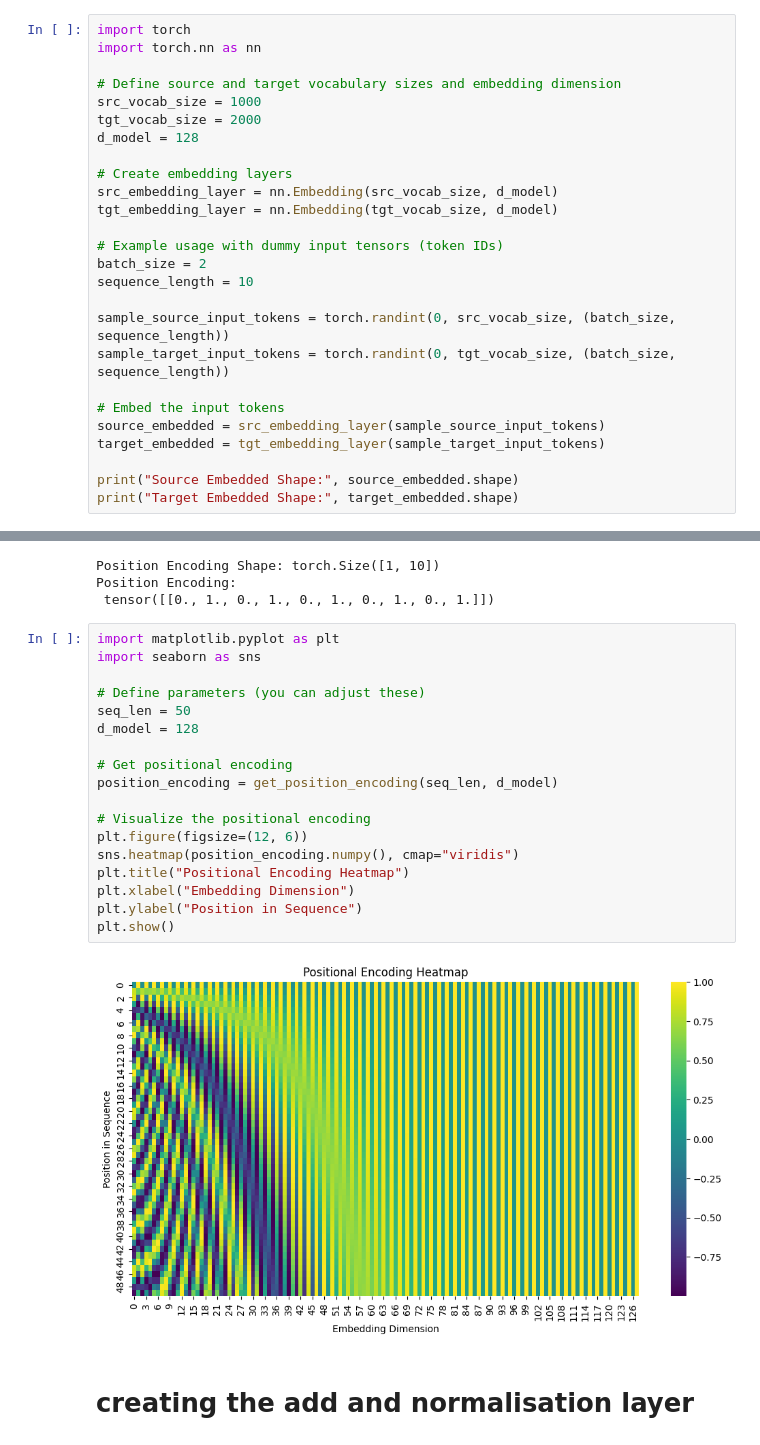
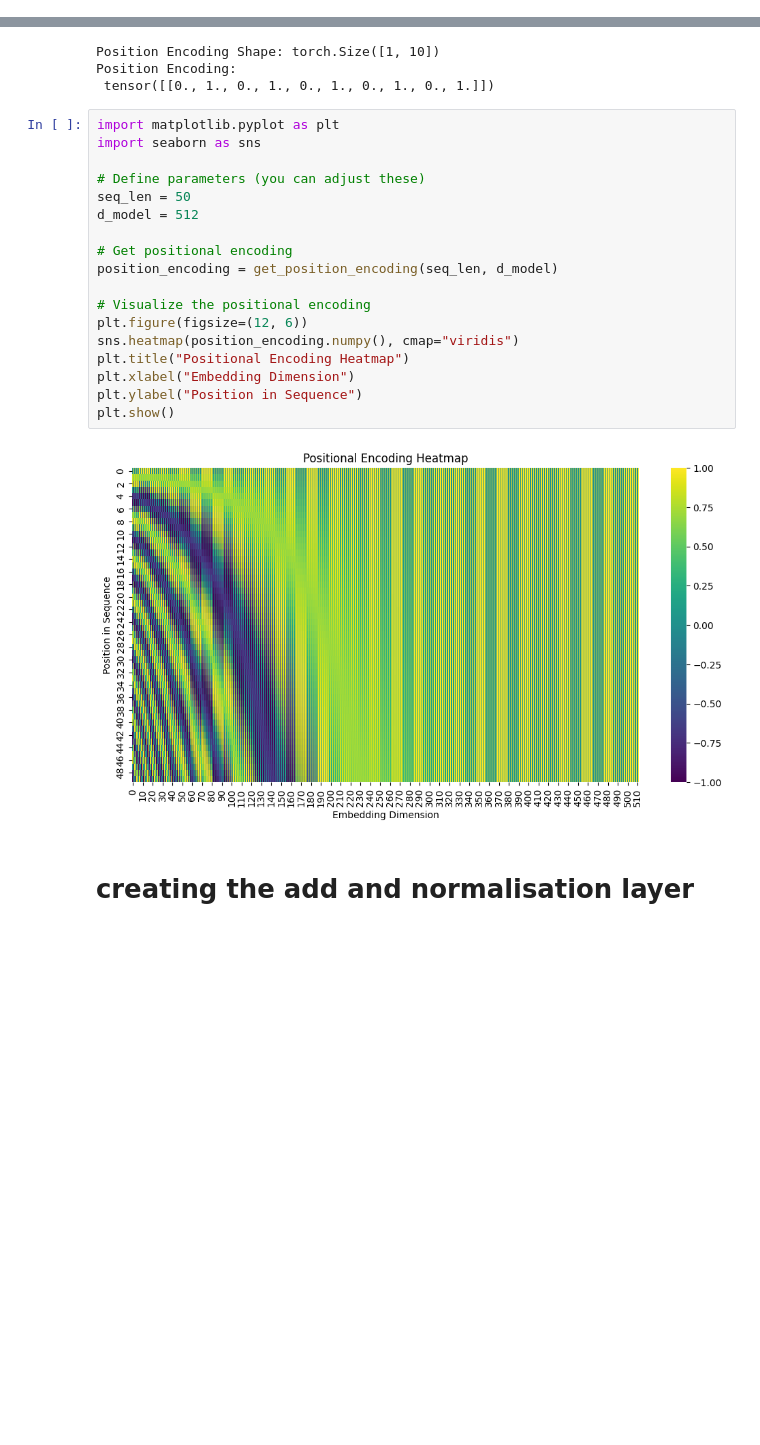
Before and after one commit to pacificDeveloperPrakhar/Transformer, a Jupyter notebook: index.ipynb, the cells around one changed output, grey strips where cells are left out. Cells and saved outputs as stored; diff of their text form; blank space fills up the shorter version.

```diff
--- a/index.ipynb
+++ b/index.ipynb
@@ -306,26 +304,0 @@ class EmbeddingLayer(nn.Module):
-# %%
-import torch
-import torch.nn as nn
-
-# Define source and target vocabulary sizes and embedding dimension
-src_vocab_size = 1000
-tgt_vocab_size = 2000
-d_model = 128
-
-# Create embedding layers
-src_embedding_layer = nn.Embedding(src_vocab_size, d_model)
-tgt_embedding_layer = nn.Embedding(tgt_vocab_size, d_model)
-
-# Example usage with dummy input tensors (token IDs)
-batch_size = 2
-sequence_length = 10
-
-sample_source_input_tokens = torch.randint(0, src_vocab_size, (batch_size, sequence_length))
-sample_target_input_tokens = torch.randint(0, tgt_vocab_size, (batch_size, sequence_length))
-
-# Embed the input tokens
-source_embedded = src_embedding_layer(sample_source_input_tokens)
-target_embedded = tgt_embedding_layer(sample_target_input_tokens)
-
-print("Source Embedded Shape:", source_embedded.shape)
-print("Target Embedded Shape:", target_embedded.shape)
@@ -368,23 +338,23 @@ Position Encoding:
 # %%
 import matplotlib.pyplot as plt
 import seaborn as sns
 
 # Define parameters (you can adjust these)
 seq_len = 50
-d_model = 128
+d_model = 512
 
 # Get positional encoding
 position_encoding = get_position_encoding(seq_len, d_model)
 
 # Visualize the positional encoding
 plt.figure(figsize=(12, 6))
 sns.heatmap(position_encoding.numpy(), cmap="viridis")
 plt.title("Positional Encoding Heatmap")
 plt.xlabel("Embedding Dimension")
 plt.ylabel("Position in Sequence")
 plt.show()
 # %% [output]
-[figure, old version]
+[figure, new version]
 # %% [markdown]
 # creating the add and normalisation layer
 # %%
```
Also changed, not shown: parts of 46 cells of this notebook.
